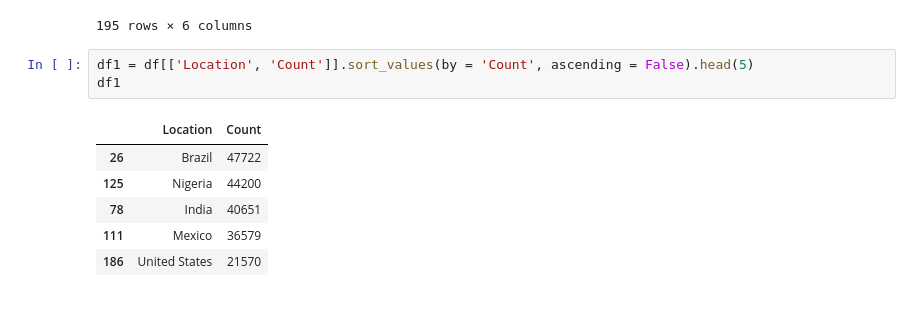
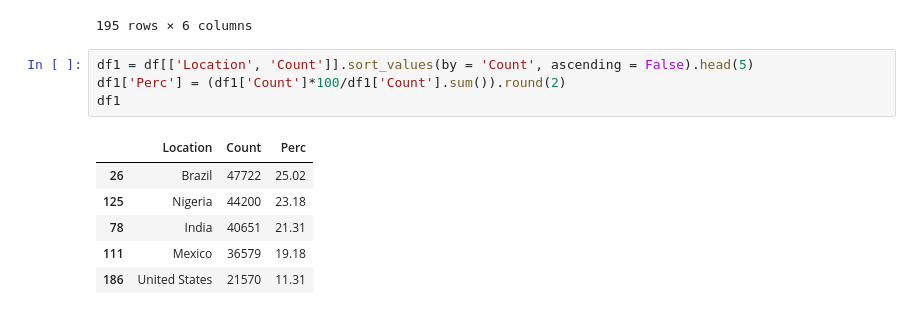
Before and after one commit to pernebay-arailym/Project_18_HOMICIDE_Analysis, a Jupyter notebook: homecide_project.ipynb, the cells around one changed output. Drawn from its saved outputs; the diff is of its cells as text.

Commit message:
Plotted pie chart, added perc column

```diff
--- a/homecide_project.ipynb
+++ b/homecide_project.ipynb
@@ -85,11 +85,12 @@ df1
 195 rows × 6 columns
 # %%
 df1 = df[['Location', 'Count']].sort_values(by = 'Count', ascending = False).head(5)
+df1['Perc'] = (df1['Count']*100/df1['Count'].sum()).round(2)
 df1
 # %% [output]
-|  | Location | Count |
-| 26 | Brazil | 47722 |
-| 125 | Nigeria | 44200 |
-| 78 | India | 40651 |
-| 111 | Mexico | 36579 |
-| 186 | United States | 21570 |
+|  | Location | Count | Perc |
+| 26 | Brazil | 47722 | 25.02 |
+| 125 | Nigeria | 44200 | 23.18 |
+| 78 | India | 40651 | 21.31 |
+| 111 | Mexico | 36579 | 19.18 |
+| 186 | United States | 21570 | 11.31 |
```
Also changed, not shown: parts of 2 cells of this notebook.
